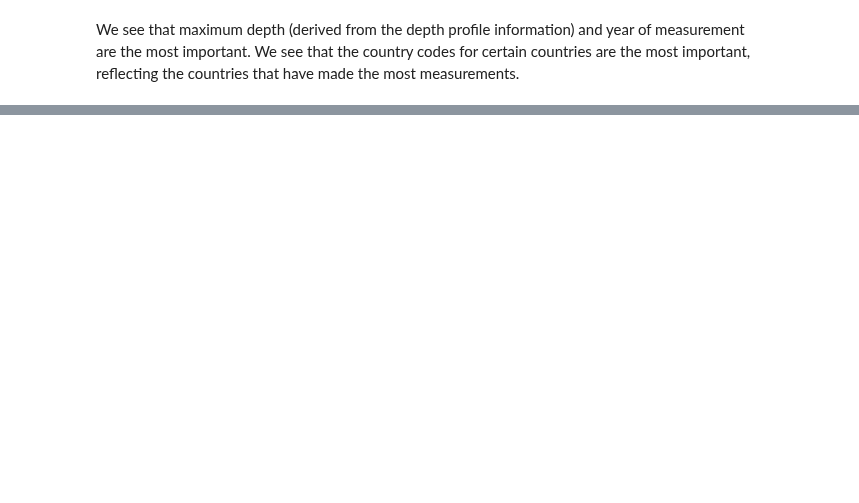
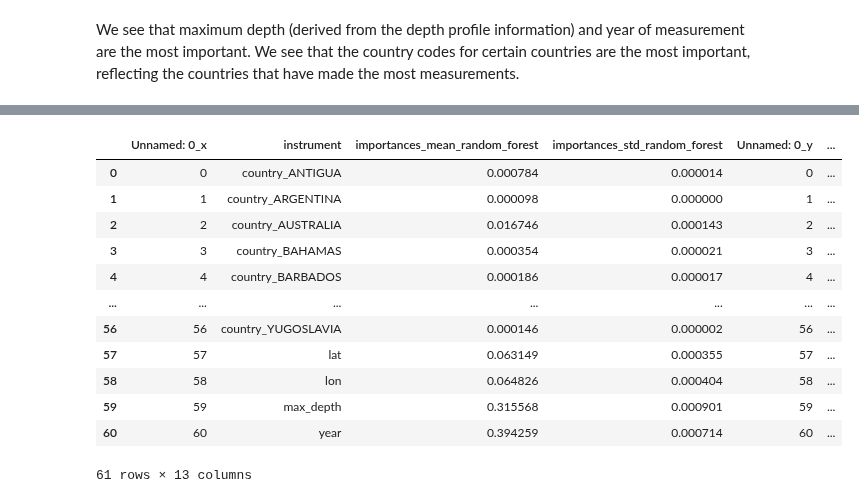
Before and after one commit to MetOffice/XBTs_classification, a Jupyter notebook: notebooks/dt_feature_importance.ipynb, the cells around one changed output, grey strips where cells are left out. Cells and saved outputs as stored; diff of their text form; code cells hidden in the pictures; blank space fills up the shorter version.

```diff
--- a/notebooks/dt_feature_importance.ipynb
+++ b/notebooks/dt_feature_importance.ipynb
@@ -196,0 +216,16 @@ We see that maximum depth (derived from the depth profile information) and year
+# %%
+batch_importances_df
+# %% [output]
+|  | Unnamed: 0_x | instrument | importances_mean_random_forest | importances_std_random_forest | Unnamed: 0_y | ... |
+| 0 | 0 | country_ANTIGUA | 0.000784 | 0.000014 | 0 | ... |
+| 1 | 1 | country_ARGENTINA | 0.000098 | 0.000000 | 1 | ... |
+| 2 | 2 | country_AUSTRALIA | 0.016746 | 0.000143 | 2 | ... |
+| 3 | 3 | country_BAHAMAS | 0.000354 | 0.000021 | 3 | ... |
+| 4 | 4 | country_BARBADOS | 0.000186 | 0.000017 | 4 | ... |
+| ... | ... | ... | ... | ... | ... | ... |
+| 56 | 56 | country_YUGOSLAVIA | 0.000146 | 0.000002 | 56 | ... |
+| 57 | 57 | lat | 0.063149 | 0.000355 | 57 | ... |
+| 58 | 58 | lon | 0.064826 | 0.000404 | 58 | ... |
+| 59 | 59 | max_depth | 0.315568 | 0.000901 | 59 | ... |
+| 60 | 60 | year | 0.394259 | 0.000714 | 60 | ... |
+61 rows × 13 columns
```
Also changed, not shown: parts of 16 cells of this notebook.
